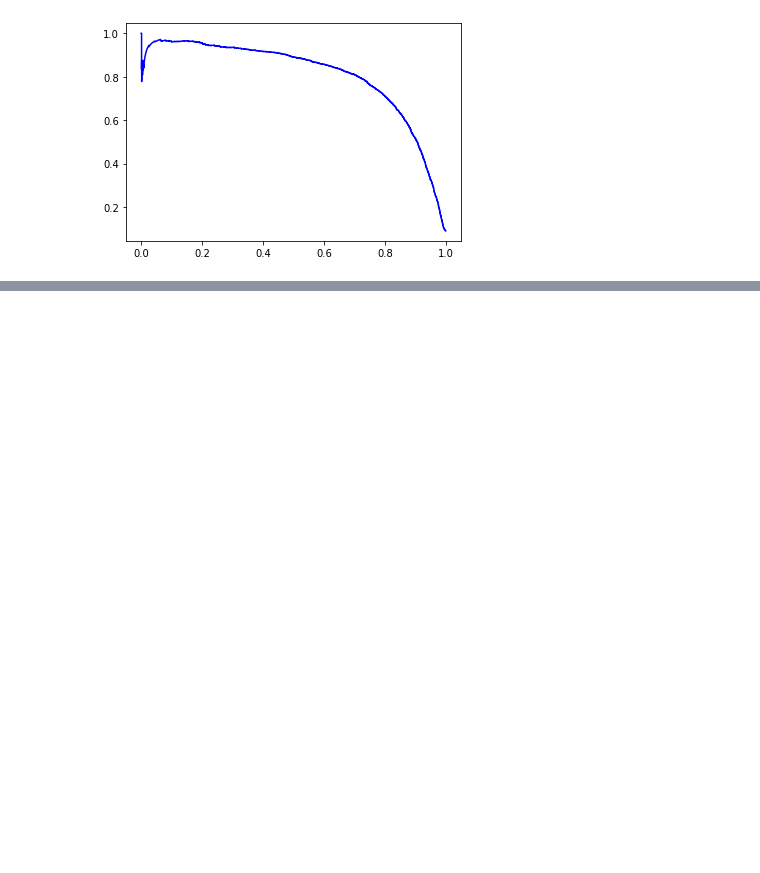
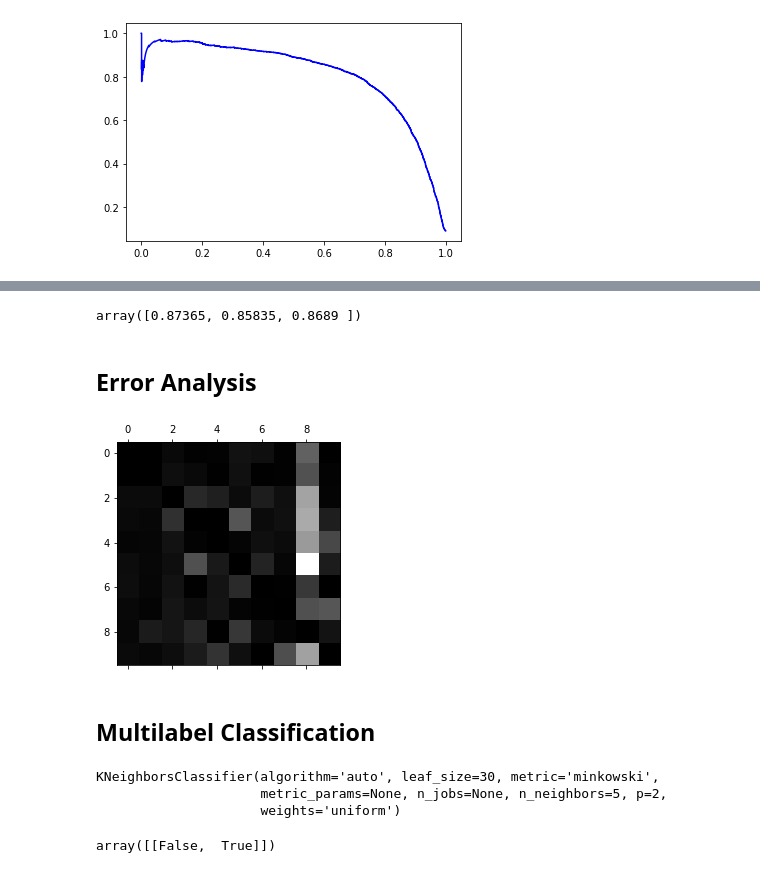
Before and after one commit to dcoxnard/handsonml_notes_solutions, a Jupyter notebook: 02_2_mnist.ipynb, the cells around one changed output, grey strips where cells are left out. Drawn from its saved outputs; the diff is of its cells as text; code cells hidden in the pictures; blank space fills up the shorter version.

```diff
--- a/02_2_mnist.ipynb
+++ b/02_2_mnist.ipynb
@@ -218,0 +298,4 @@ plot_prec_vs_recall(prcn, rcll)
+# %%
+# With native multiclass classifier
+sgd_clf.fit(X_train, y_train)
+sgd_clf.predict([X_train[0]])
@@ -218,0 +311,25 @@ plot_prec_vs_recall(prcn, rcll)
+# %%
+model_selection.cross_val_score(sgd_clf, X_train, y_train, cv=3,
+                                scoring="accuracy")
+# %% [output]
+array([0.87365, 0.85835, 0.8689 ])
+# %% [markdown]
+## Error Analysis
+# %%
+scaler = preprocessing.StandardScaler()
+X_train_scaled = scaler.fit_transform(X_train)
+# %%
+y_train_pred = model_selection.cross_val_predict(sgd_clf, X_train_scaled,
+                                                y_train, cv=3)
+# %%
+conf_mx = metrics.confusion_matrix(y_train, y_train_pred)
+# %%
+# Scale by class size to account for imbalance
+row_sums = conf_mx.sum(axis=1, keepdims=True)
+norm_conf_mx = conf_mx / row_sums
+np.fill_diagonal(norm_conf_mx, 0)
+plt.matshow(norm_conf_mx, cmap=plt.cm.gray);
+# %% [output]
+[figure, added]
+# %% [markdown]
+## Multilabel Classification
@@ -218,0 +341,11 @@ plot_prec_vs_recall(prcn, rcll)
+# %%
+knn_clf = neighbors.KNeighborsClassifier()
+knn_clf.fit(X_train, y_multilabel)
+# %% [output]
+KNeighborsClassifier(algorithm='auto', leaf_size=30, metric='minkowski',
+                     metric_params=None, n_jobs=None, n_neighbors=5, p=2,
+                     weights='uniform')
+# %%
+knn_clf.predict([X_train[0]])
+# %% [output]
+array([[False,  True]])
```
Also changed, not shown: parts of 24 cells of this notebook, 1 other file.
